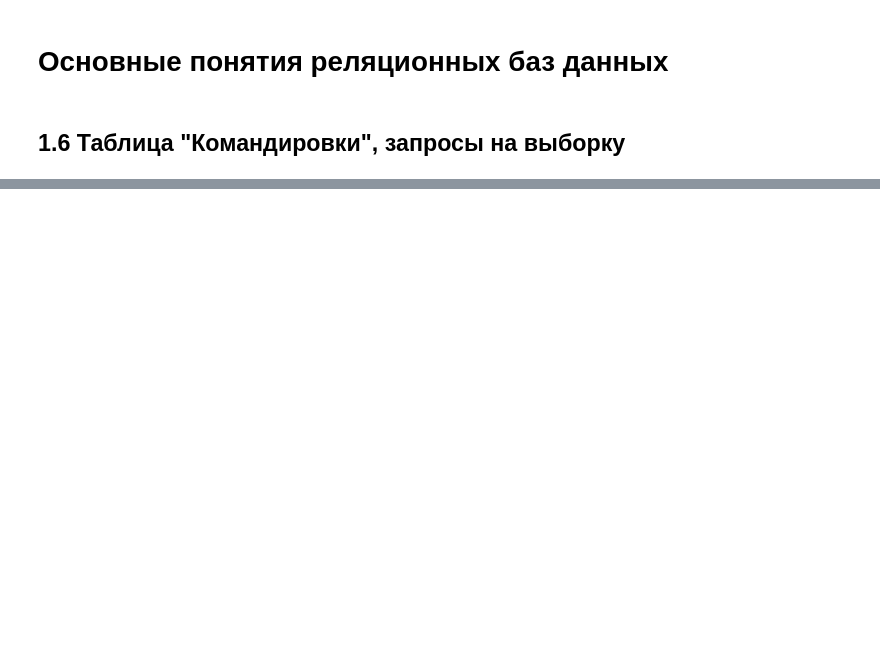
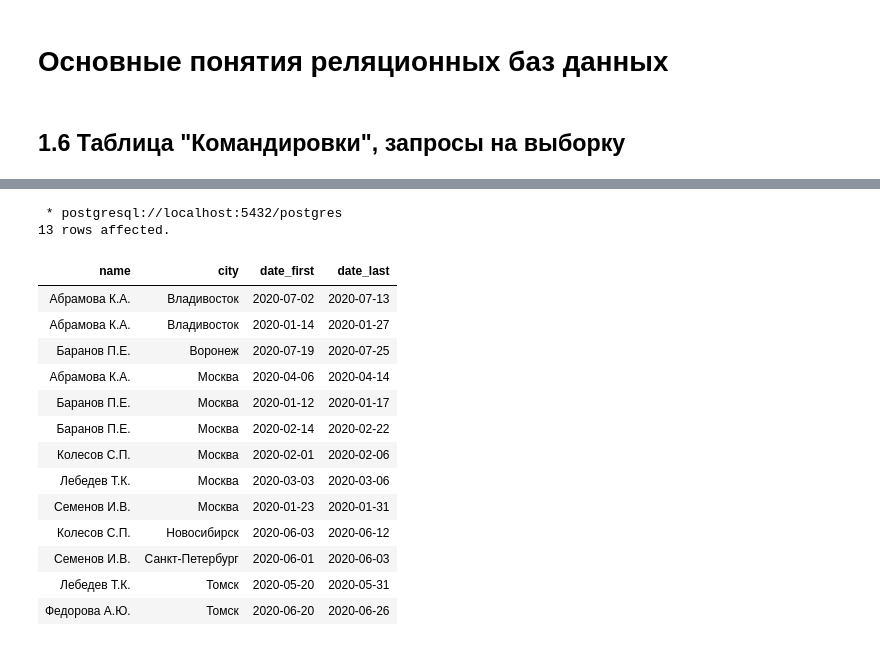
Before and after one commit to IsFilimonov/LearningPath, a Jupyter notebook: 2021/Stepik_Interactive-SQL-Simulator/Chapter_1b.ipynb, the cells around one changed output, grey strips where cells are left out. Saved outputs shown, nothing was run; the diff lists cells and outputs as text; code cells hidden in the pictures; blank space fills up the shorter version.

```diff
--- a/2021/Stepik_Interactive-SQL-Simulator/Chapter_1b.ipynb
+++ b/2021/Stepik_Interactive-SQL-Simulator/Chapter_1b.ipynb
@@ -117,0 +423,23 @@ ORDER BY 'столбец, по которому хотим отсортиров
+# %%
+%%sql
+SELECT name, city, date_first, date_last
+FROM stepik.trip
+WHERE extract(month from date_first) = extract(month from date_last)
+ORDER BY 2 ASC, 1 ASC;
+# %% [output]
+ * postgresql://localhost:5432/postgres
+13 rows affected.
+| name | city | date_first | date_last |
+| Абрамова К.А. | Владивосток | 2020-07-02 | 2020-07-13 |
+| Абрамова К.А. | Владивосток | 2020-01-14 | 2020-01-27 |
+| Баранов П.Е. | Воронеж | 2020-07-19 | 2020-07-25 |
+| Абрамова К.А. | Москва | 2020-04-06 | 2020-04-14 |
+| Баранов П.Е. | Москва | 2020-01-12 | 2020-01-17 |
+| Баранов П.Е. | Москва | 2020-02-14 | 2020-02-22 |
+| Колесов С.П. | Москва | 2020-02-01 | 2020-02-06 |
+| Лебедев Т.К. | Москва | 2020-03-03 | 2020-03-06 |
+| Семенов И.В. | Москва | 2020-01-23 | 2020-01-31 |
+| Колесов С.П. | Новосибирск | 2020-06-03 | 2020-06-12 |
+| Семенов И.В. | Санкт-Петербург | 2020-06-01 | 2020-06-03 |
+| Лебедев Т.К. | Томск | 2020-05-20 | 2020-05-31 |
+| Федорова А.Ю. | Томск | 2020-06-20 | 2020-06-26 |
```
Also changed, not shown: parts of 27 cells of this notebook.
